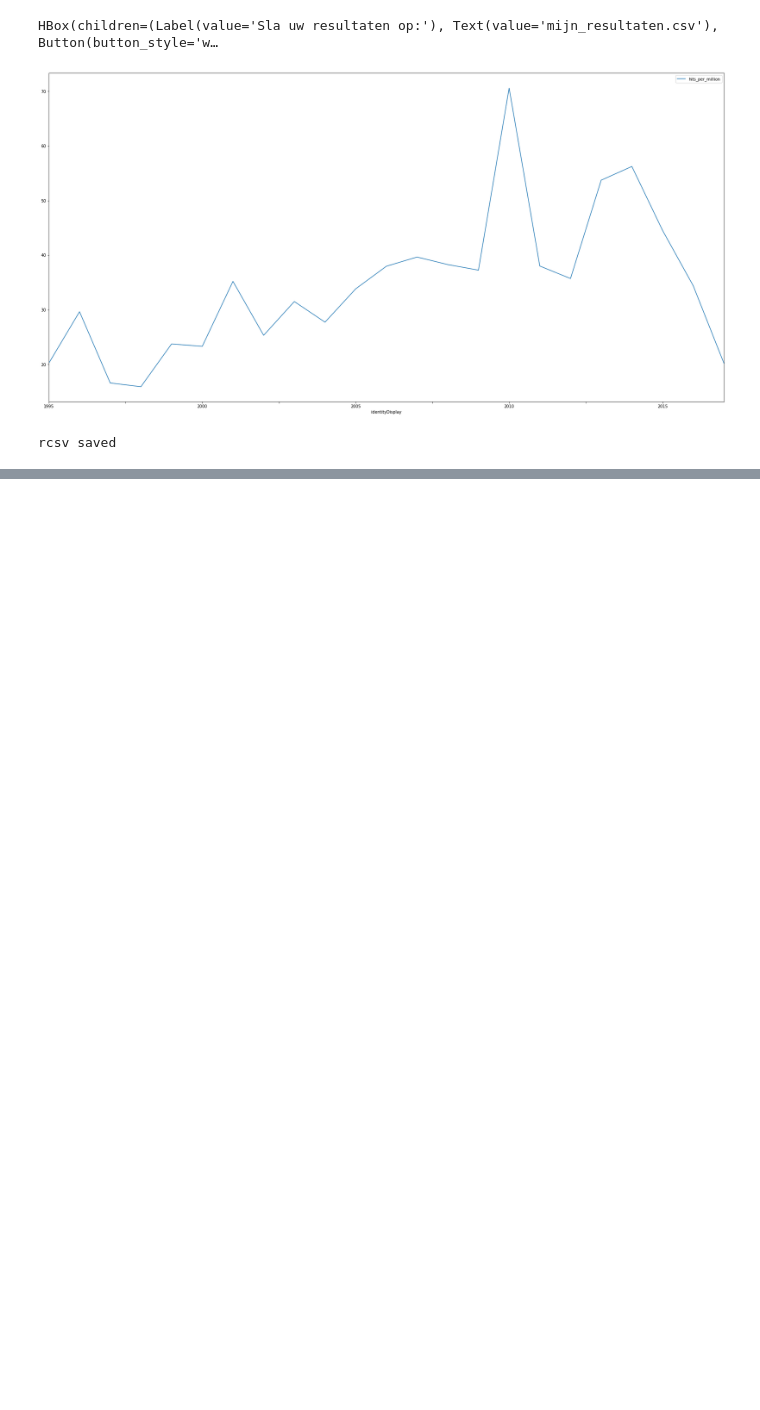
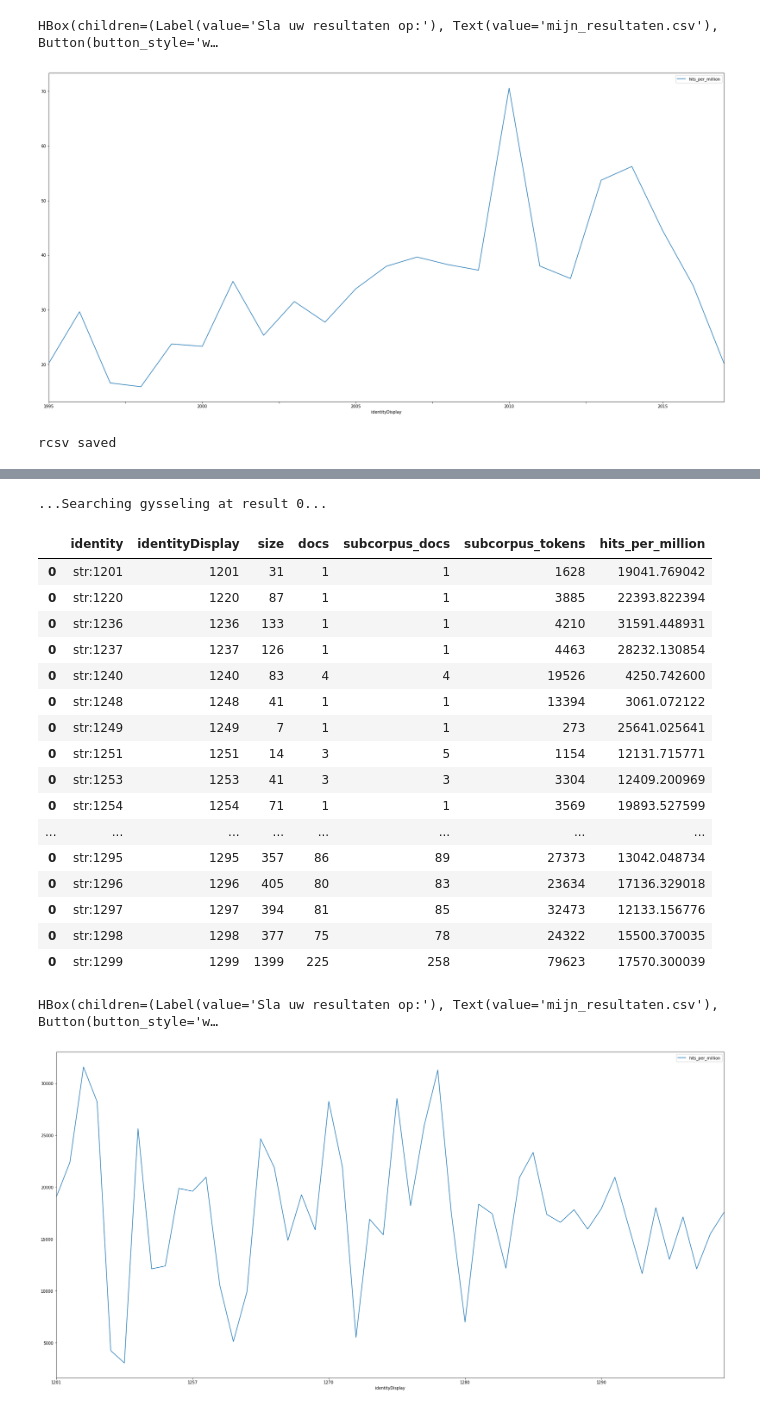
Before and after one commit to INL/chaining-search, a Jupyter notebook: contrib/Lidwood.ipynb, the cells around one changed output, grey strips where cells are left out. Saved outputs shown, nothing was run; the diff lists cells and outputs as text; code cells hidden in the pictures; blank space fills up the shorter version.

```diff
--- a/contrib/Lidwood.ipynb
+++ b/contrib/Lidwood.ipynb
@@ -169,0 +273,23 @@ rcsv saved
+# %%
+silly_grouping('gysseling', "[lemma='die']",'witness_year_from', [str(1200 + j) for j in range(0,100)])
+# %% [output]
+...Searching gysseling at result 0...
+|  | identity | identityDisplay | size | docs | subcorpus_docs | subcorpus_tokens | hits_per_million |
+| 0 | str:1201 | 1201 | 31 | 1 | 1 | 1628 | 19041.769042 |
+| 0 | str:1220 | 1220 | 87 | 1 | 1 | 3885 | 22393.822394 |
+| 0 | str:1236 | 1236 | 133 | 1 | 1 | 4210 | 31591.448931 |
+| 0 | str:1237 | 1237 | 126 | 1 | 1 | 4463 | 28232.130854 |
+| 0 | str:1240 | 1240 | 83 | 4 | 4 | 19526 | 4250.742600 |
+| 0 | str:1248 | 1248 | 41 | 1 | 1 | 13394 | 3061.072122 |
+| 0 | str:1249 | 1249 | 7 | 1 | 1 | 273 | 25641.025641 |
+| 0 | str:1251 | 1251 | 14 | 3 | 5 | 1154 | 12131.715771 |
+| 0 | str:1253 | 1253 | 41 | 3 | 3 | 3304 | 12409.200969 |
+| 0 | str:1254 | 1254 | 71 | 1 | 1 | 3569 | 19893.527599 |
+| ... | ... | ... | ... | ... | ... | ... | ... |
+| 0 | str:1295 | 1295 | 357 | 86 | 89 | 27373 | 13042.048734 |
+| 0 | str:1296 | 1296 | 405 | 80 | 83 | 23634 | 17136.329018 |
+| 0 | str:1297 | 1297 | 394 | 81 | 85 | 32473 | 12133.156776 |
+| 0 | str:1298 | 1298 | 377 | 75 | 78 | 24322 | 15500.370035 |
+| 0 | str:1299 | 1299 | 1399 | 225 | 258 | 79623 | 17570.300039 |
+HBox(children=(Label(value='Sla uw resultaten op:'), Text(value='mijn_resultaten.csv'), Button(button_style='w…
+[figure, added]
```
Also changed, not shown: parts of 7 cells of this notebook, 2 other files.
